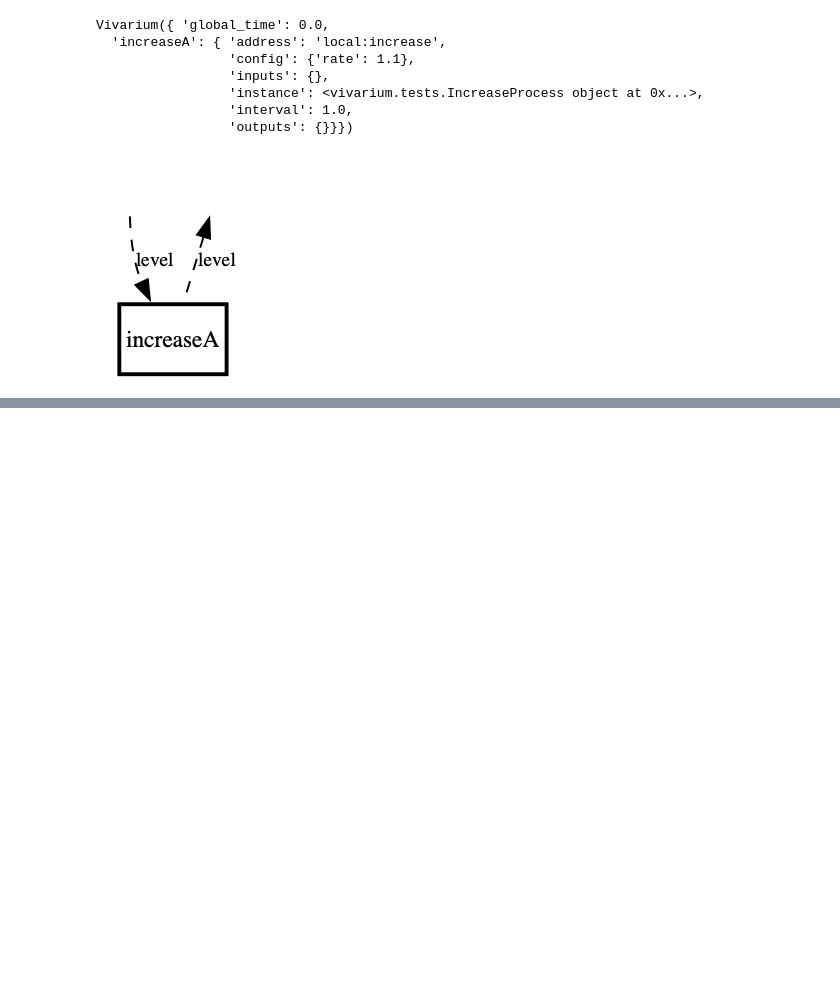
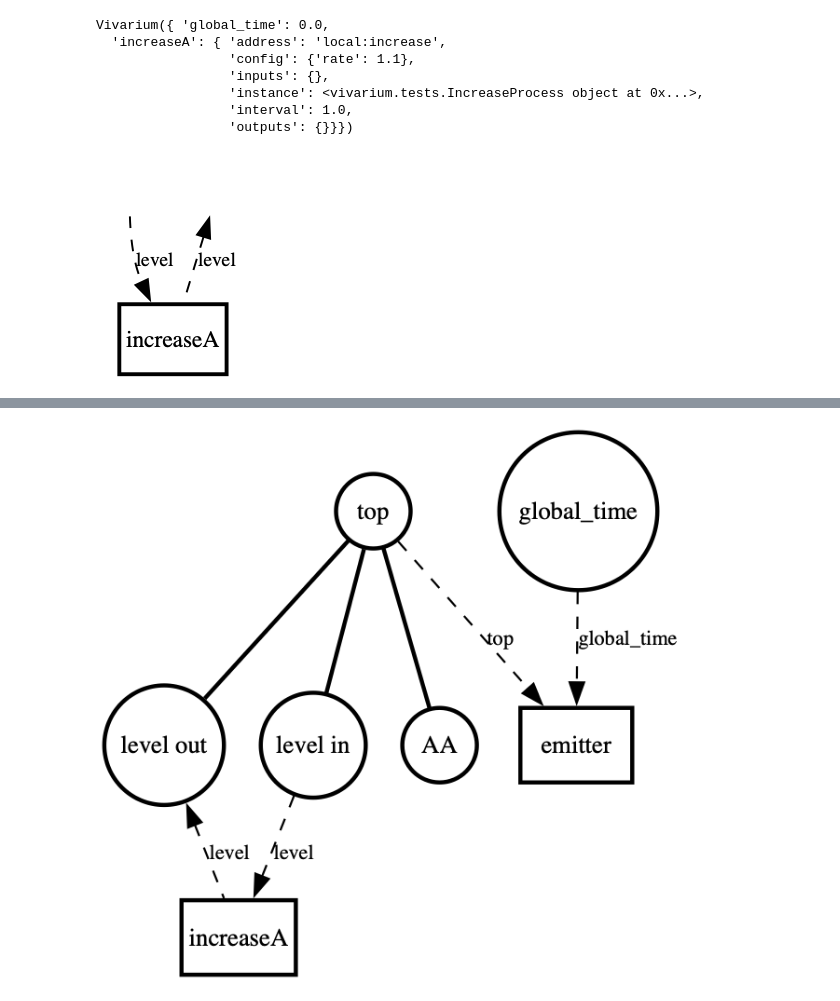
Before and after one commit to vivarium-collective/vivarium-interface, a Jupyter notebook: vivarium/notebooks/demo.ipynb, the cells around one changed output, grey strips where cells are left out. Drawn from its saved outputs; the diff is of its cells as text; code cells hidden in the pictures; blank space fills up the shorter version.

```diff
--- a/vivarium/notebooks/demo.ipynb
+++ b/vivarium/notebooks/demo.ipynb
@@ -60,3 +65,9 @@ v.generate()
+# %%
+# add more states
+v.add_object(name='AA', path=['top'], value=1)
+v.diagram(dpi='160')
+# %% [output]
+[figure, added]
 # %%
 print(v)
 # %% [output]
```
Also changed, not shown: parts of 11 cells of this notebook, 2 other files.
